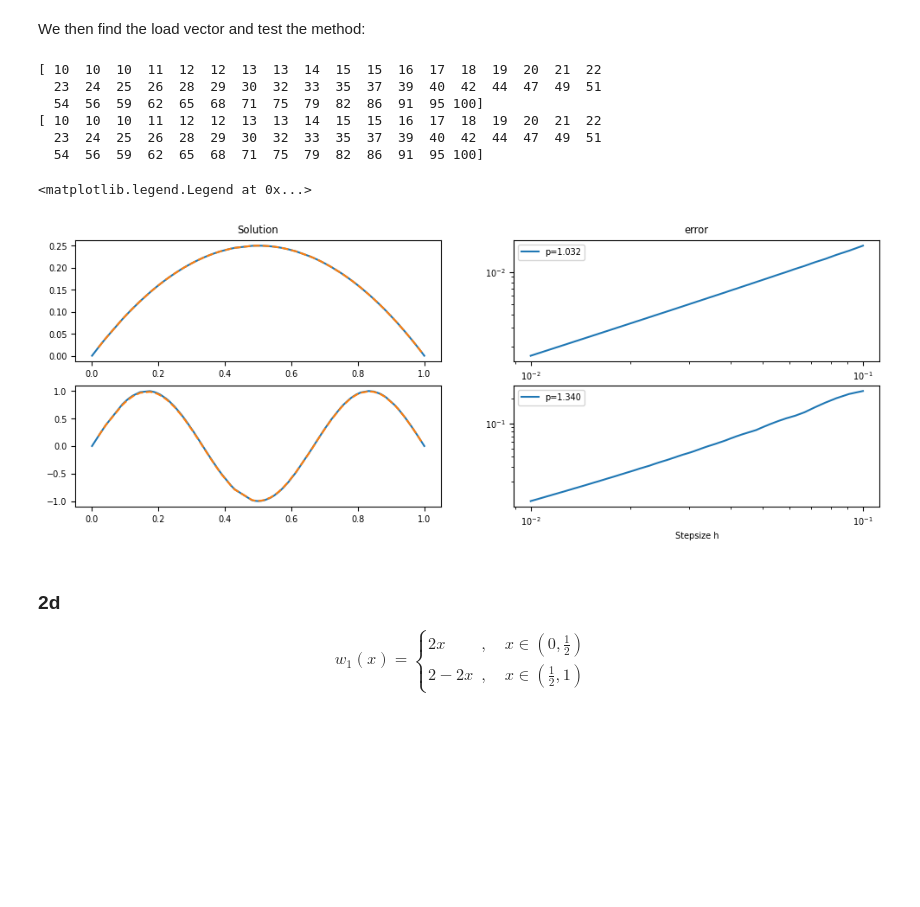
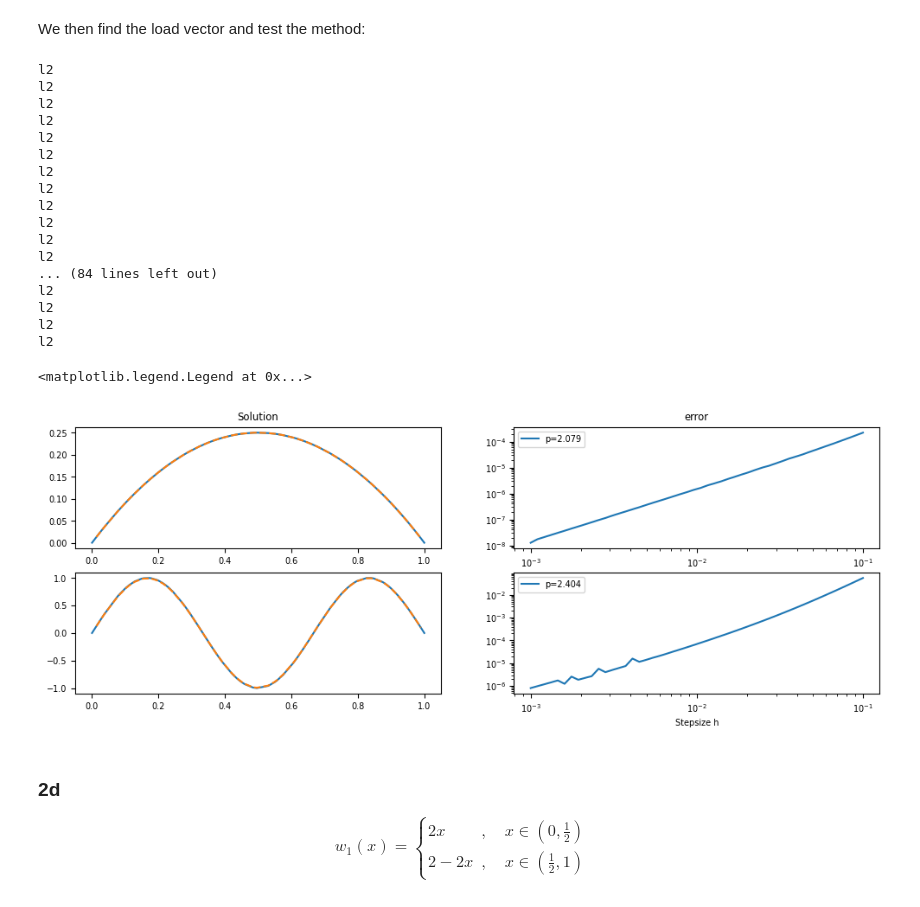
Before and after one commit to martinsw01/numdiff_p2, a Jupyter notebook: example.ipynb, the cells around one changed output. Cells and saved outputs as stored; diff of their text form; code cells hidden in the pictures; blank space fills up the shorter version.

Commit message:
Fixed L2-error and sobolev error

```diff
--- a/example.ipynb
+++ b/example.ipynb
@@ -155,10 +141,14 @@ X = np.sort(np.random.random(M))
 X[[0, -1]] = [0, 1]
 H = np.diff(X)
 
+alpha = 1
+b=1
+c=2
+
 def f(x):
     return 2
 
-A = stiffness_matrix(alpha=1, b=1, c=2, H=H, M=M)
+A = stiffness_matrix(alpha, b, c, H=H, M=M)
 F = load_vector(f, X, M)
 # %%
 U = np.linalg.solve(A, F)
@@ -209,43 +205,54 @@ U_2b1 = np.linalg.solve(A, F_2b1)
 U_2b2 = np.linalg.solve(A, F_2b2)
 
 # now we also find the error
-e1, H1 = loglog_error(f2b_1, u2b_1, norm="inf")
-e2, H2 = loglog_error(f2b_2, u2b_2, norm="inf")
+e1, H1 = loglog_error(f2b_1, u2b_1)#, u_x_2b_1)
+e2, H2 = loglog_error(f2b_2, u2b_2)#, u_x_2b_2)
 
 p1 = np.polyfit(np.log(H1), np.log(e1), 1)[0]
 p2 = np.polyfit(np.log(H2), np.log(e2), 1)[0]
 
 # Here we plit the figures
 plt.figure(figsize=(12,4))
 
 plt.subplot(2,2,1, title='Solution')
 plt.plot(X, u2b_1(X))
 plt.plot(X[1:-1], U_2b1, linestyle='dashed')
 
 plt.subplot(2,2,3)
 plt.plot(X, u2b_2(X))
 plt.plot(X[1:-1], U_2b2, linestyle='dashed')
 
 plt.subplot(2,2,2, title='error')
 plt.loglog(H1, e1, label=f"p={p1:.3f}")
 plt.xlabel('Stepsize h')
 #plt.ylabel('error')
 plt.legend()
 
 plt.subplot(2,2,4)
 plt.loglog(H2, e2, label=f"p={p2:.3f}")
 plt.xlabel('Stepsize h')
 #plt.ylabel('error')
 plt.legend()
 # %% [output]
-[ 10  10  10  11  12  12  13  13  14  15  15  16  17  18  19  20  21  22
-  23  24  25  26  28  29  30  32  33  35  37  39  40  42  44  47  49  51
-  54  56  59  62  65  68  71  75  79  82  86  91  95 100]
-[ 10  10  10  11  12  12  13  13  14  15  15  16  17  18  19  20  21  22
-  23  24  25  26  28  29  30  32  33  35  37  39  40  42  44  47  49  51
-  54  56  59  62  65  68  71  75  79  82  86  91  95 100]
+l2
+l2
+l2
+l2
+l2
+l2
+l2
+l2
+l2
+l2
+l2
+l2
+... (84 lines left out)
+l2
+l2
+l2
+l2
 <matplotlib.legend.Legend at 0x...>
-[figure, old version]
+[figure, new version]
 # %% [markdown]
 ### 2d
 
```
Also changed, not shown: parts of 11 cells of this notebook.
